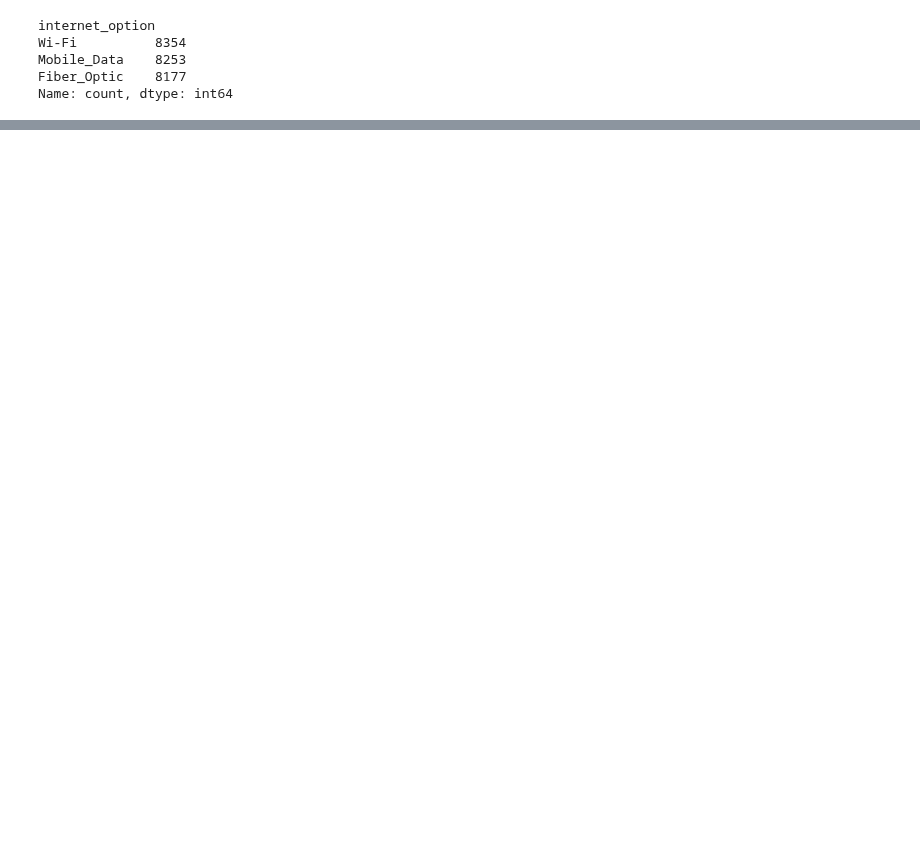
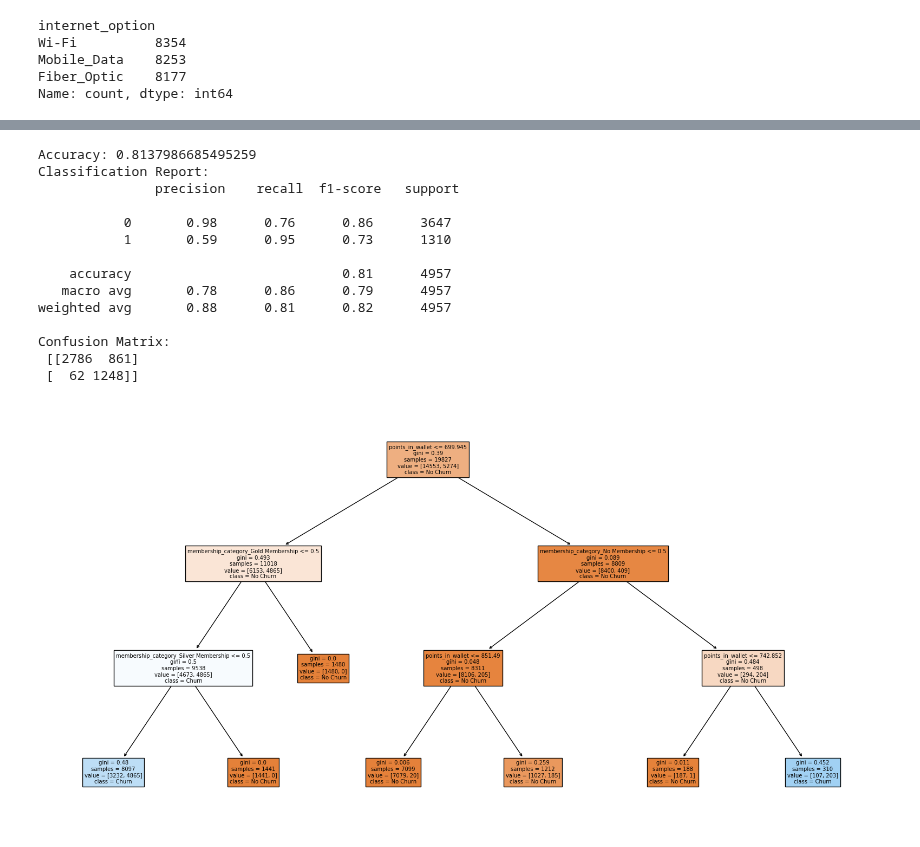
Before and after one commit to 1shaked/year_3, a Jupyter notebook: data mining/Final project Part 1/report.ipynb, the cells around one changed output, grey strips where cells are left out. Saved outputs shown, nothing was run; the diff lists cells and outputs as text; code cells hidden in the pictures; blank space fills up the shorter version.

```diff
--- a/data mining/Final project Part 1/report.ipynb
+++ b/data mining/Final project Part 1/report.ipynb
@@ -296,0 +312,59 @@ fig.show()
+# %%
+# 1. Import libraries
+import pandas as pd
+from sklearn.model_selection import train_test_split
+from sklearn.tree import DecisionTreeClassifier, plot_tree
+from sklearn.metrics import accuracy_score, classification_report, confusion_matrix
+import matplotlib.pyplot as plt
+
+# 2. Load the dataset
+df = pd.read_csv('churn_dataset_train.csv')  # Adjust path if needed
+
+# 3. Preprocessing
+# Drop columns that are IDs or not useful for prediction
+df = df.drop(['ID', 'customer_id', 'Name', 'security_no', 'referral_id'], axis=1)
+# Handle missing values
+df = df.fillna(0)  # Simple handling; you can improve based on deeper analysis
+df['membership_category'] = df['membership_category'].astype('category')
+
+# Encode categorical variables into dummy/one-hot columns
+df = pd.get_dummies(df, drop_first=True)
+
+# 4. Define features and target
+X = df.drop('churn', axis=1)
+y = df['churn']
+
+# 5. Split the dataset
+X_train, X_test, y_train, y_test = train_test_split(X, y, test_size=0.2, random_state=42)
+
+# 6. Create and train the Decision Tree (CART) with GINI
+model = DecisionTreeClassifier(criterion="gini", random_state=42, max_depth=3)
+model.fit(X_train, y_train)
+
+# 7. Predict and evaluate
+y_pred = model.predict(X_test)
+
+print("Accuracy:", accuracy_score(y_test, y_pred))
+print("Classification Report:\n", classification_report(y_test, y_pred))
+print("Confusion Matrix:\n", confusion_matrix(y_test, y_pred))
+
+# 8. Visualize the decision tree
+plt.figure(figsize=(20,10))
+plot_tree(model, filled=True, feature_names=X.columns, class_names=["No Churn", "Churn"])
+plt.show()
+# %% [output]
+Accuracy: 0.8137986685495259
+Classification Report:
+               precision    recall  f1-score   support
+
+           0       0.98      0.76      0.86      3647
+           1       0.59      0.95      0.73      1310
+
+    accuracy                           0.81      4957
+   macro avg       0.78      0.86      0.79      4957
+weighted avg       0.88      0.81      0.82      4957
+
+Confusion Matrix:
+ [[2786  861]
+ [  62 1248]]
+[figure, added]
```
Also changed, not shown: parts of 11 cells of this notebook.
